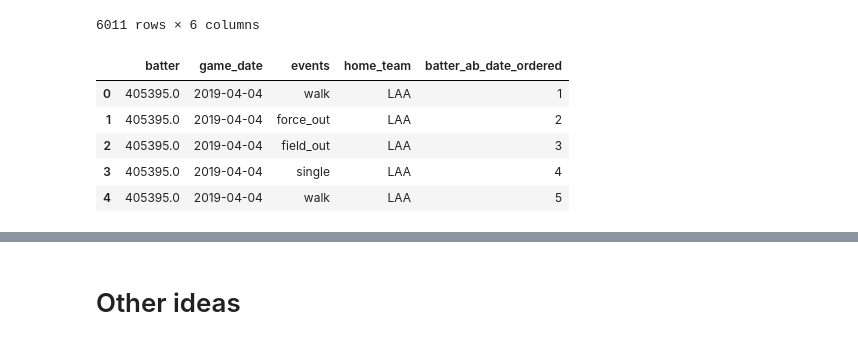
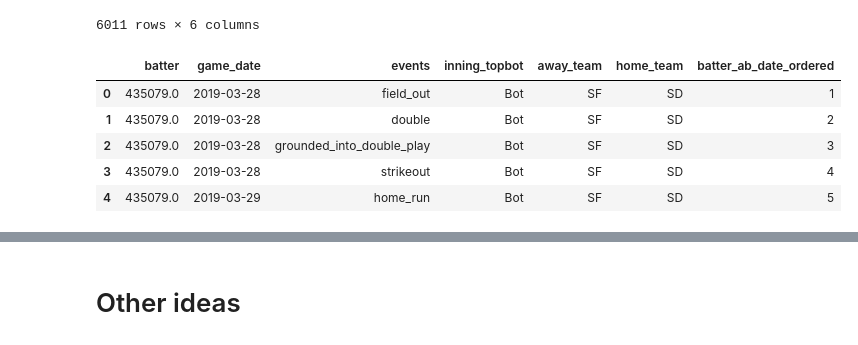
Before and after one commit to benslack19/baseball_player_selector, a Jupyter notebook: SQLqueries_postgreSQL.ipynb, the cells around one changed output, grey strips where cells are left out. Drawn from its saved outputs; the diff is of its cells as text; code cells hidden in the pictures.

```diff
--- a/SQLqueries_postgreSQL.ipynb
+++ b/SQLqueries_postgreSQL.ipynb
@@ -4408,29 +4525,32 @@ df_query
 # %%
 # Apply row number and limit to Padres at bats
 sql_query = """
 SELECT
     batter,
     game_date,
     events,
+    inning_topbot,
+    away_team,
     home_team,
     ROW_NUMBER() OVER(PARTITION BY batter
                           ORDER BY game_date ASC) AS batter_ab_date_ordered
 FROM statcast
 WHERE "events" IS NOT NULL
 AND "game_date" > '2019-03-03'
-AND ("home_team" = 'SD' OR "home_team" = 'SD'
+AND CASE WHEN "inning_topbot"='Top' THEN away_team='SD'
+         ELSE home_team='SD' END
 ORDER BY batter, game_date
 LIMIT 5;
 """
 df_query = pd.read_sql_query(sql_query,con)
 df_query
 # %% [output]
-|  | batter | game_date | events | home_team | batter_ab_date_ordered |
-| 0 | 405395.0 | 2019-04-04 | walk | LAA | 1 |
-| 1 | 405395.0 | 2019-04-04 | force_out | LAA | 2 |
-| 2 | 405395.0 | 2019-04-04 | field_out | LAA | 3 |
-| 3 | 405395.0 | 2019-04-04 | single | LAA | 4 |
-| 4 | 405395.0 | 2019-04-04 | walk | LAA | 5 |
+|  | batter | game_date | events | inning_topbot | away_team | home_team | batter_ab_date_ordered |
+| 0 | 435079.0 | 2019-03-28 | field_out | Bot | SF | SD | 1 |
+| 1 | 435079.0 | 2019-03-28 | double | Bot | SF | SD | 2 |
+| 2 | 435079.0 | 2019-03-28 | grounded_into_double_play | Bot | SF | SD | 3 |
+| 3 | 435079.0 | 2019-03-28 | strikeout | Bot | SF | SD | 4 |
+| 4 | 435079.0 | 2019-03-29 | home_run | Bot | SF | SD | 5 |
 # %%
 # Use a CTE to apply row number and limit to Padres home at bats
 # Use main query to select first at bat for each player
```
Also changed, not shown: parts of 51 cells of this notebook.
